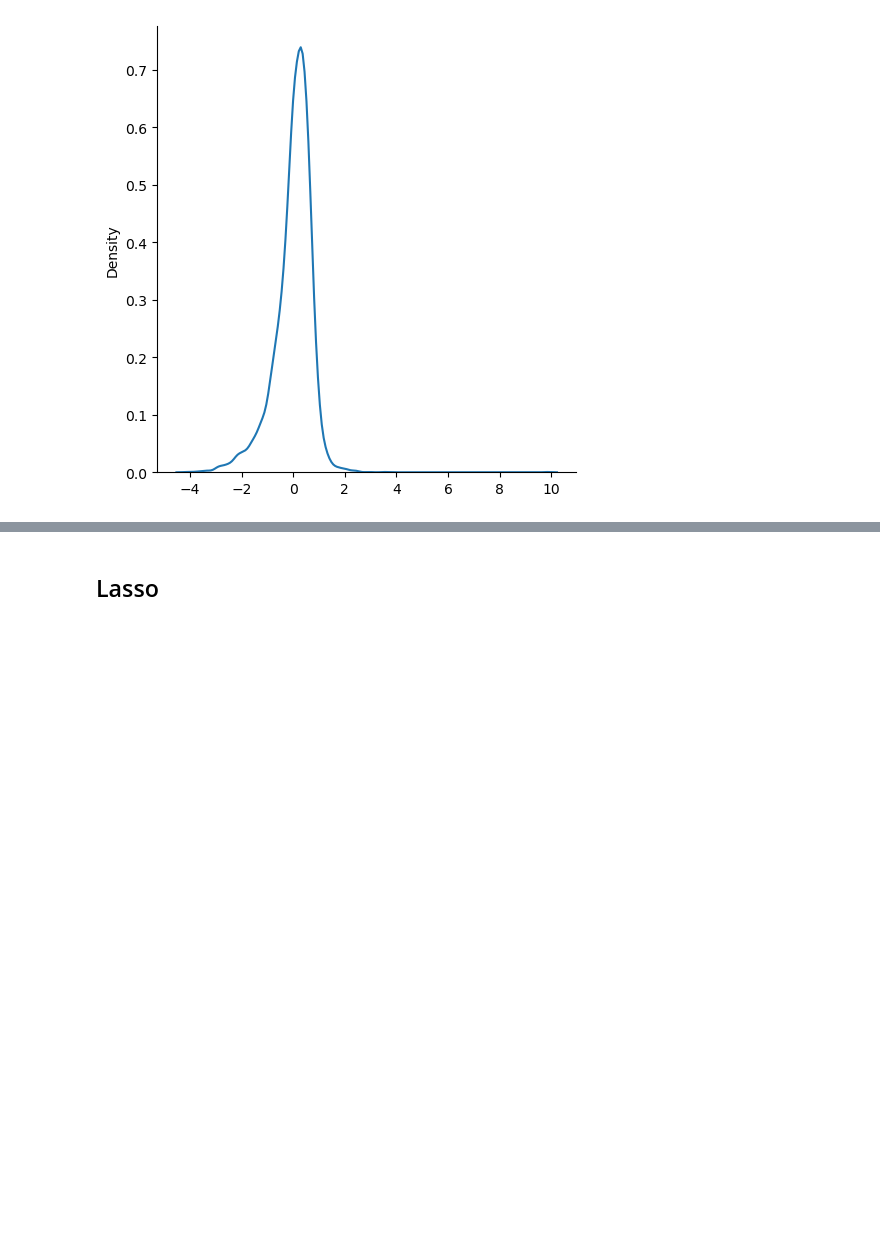
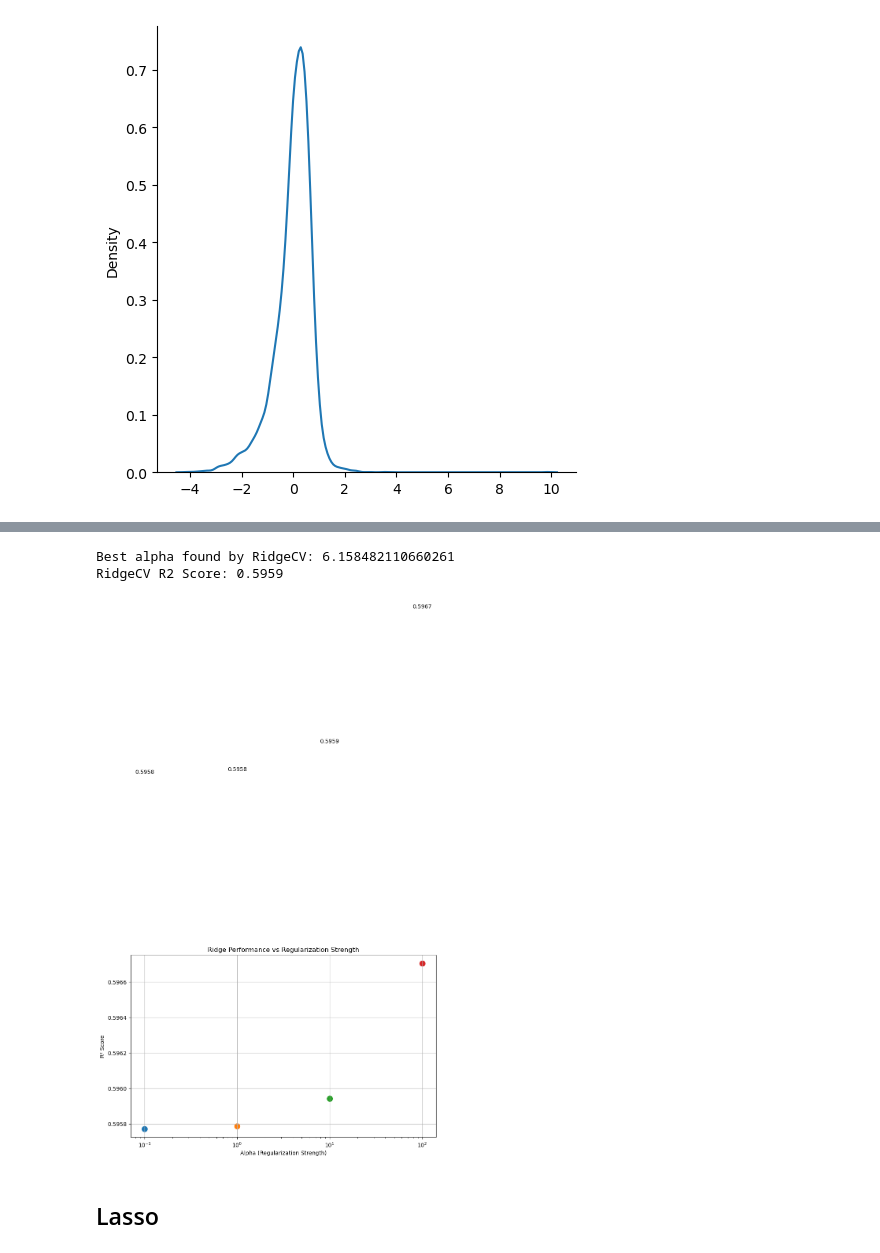
Before and after one commit to PratyushPoddar07/DATA_Project, a Jupyter notebook: ML-Algo/LinearRegression.ipynb, the cells around one changed output, grey strips where cells are left out. Drawn from its saved outputs; the diff is of its cells as text; code cells hidden in the pictures; blank space fills up the shorter version.

Commit message:
linear-regression

```diff
--- a/ML-Algo/LinearRegression.ipynb
+++ b/ML-Algo/LinearRegression.ipynb
@@ -190,3 +207,36 @@ score
+# %%
+from sklearn.linear_model import RidgeCV
+alphas = np.logspace(-3, 3, 20)  # Test alphas from 0.001 to 1000
+ridge_auto = RidgeCV(alphas=alphas, cv=5, scoring='neg_mean_squared_error')
+ridge_auto.fit(X_train, y_train)
+print(f"Best alpha found by RidgeCV: {ridge_auto.alpha_}")
+
+# Predictions with automatically selected alpha
+ridge_auto_predict = ridge_auto.predict(X_test)
+auto_score = r2_score(y_test, ridge_auto_predict)
+print(f"RidgeCV R2 Score: {auto_score:.4f}")
+# %% [output]
+Best alpha found by RidgeCV: 6.158482110660261
+RidgeCV R2 Score: 0.5959
+# %%
+# Compare different alpha values to visualize regularization effect
+plt.figure(figsize=(10, 6))
+alphas_to_plot = [0.1, 1, 10, 100]
+for alpha in alphas_to_plot:
+    ridge_model = Ridge(alpha=alpha)
+    ridge_model.fit(X_train, y_train)
+    pred = ridge_model.predict(X_test)
+    r2 = r2_score(y_test, pred)
+    plt.scatter(alpha, r2, s=100)
+    plt.text(alpha, r2 + 0.002, f"{r2:.4f}", ha='center')
+
+plt.xscale('log')
+plt.xlabel('Alpha (Regularization Strength)')
+plt.ylabel('R² Score')
+plt.title('Ridge Performance vs Regularization Strength')
+plt.grid(True)
+# %% [output]
+[figure, added]
 # %% [markdown]
 ## Lasso
 # %%
```
Also changed, not shown: parts of 12 cells of this notebook.
